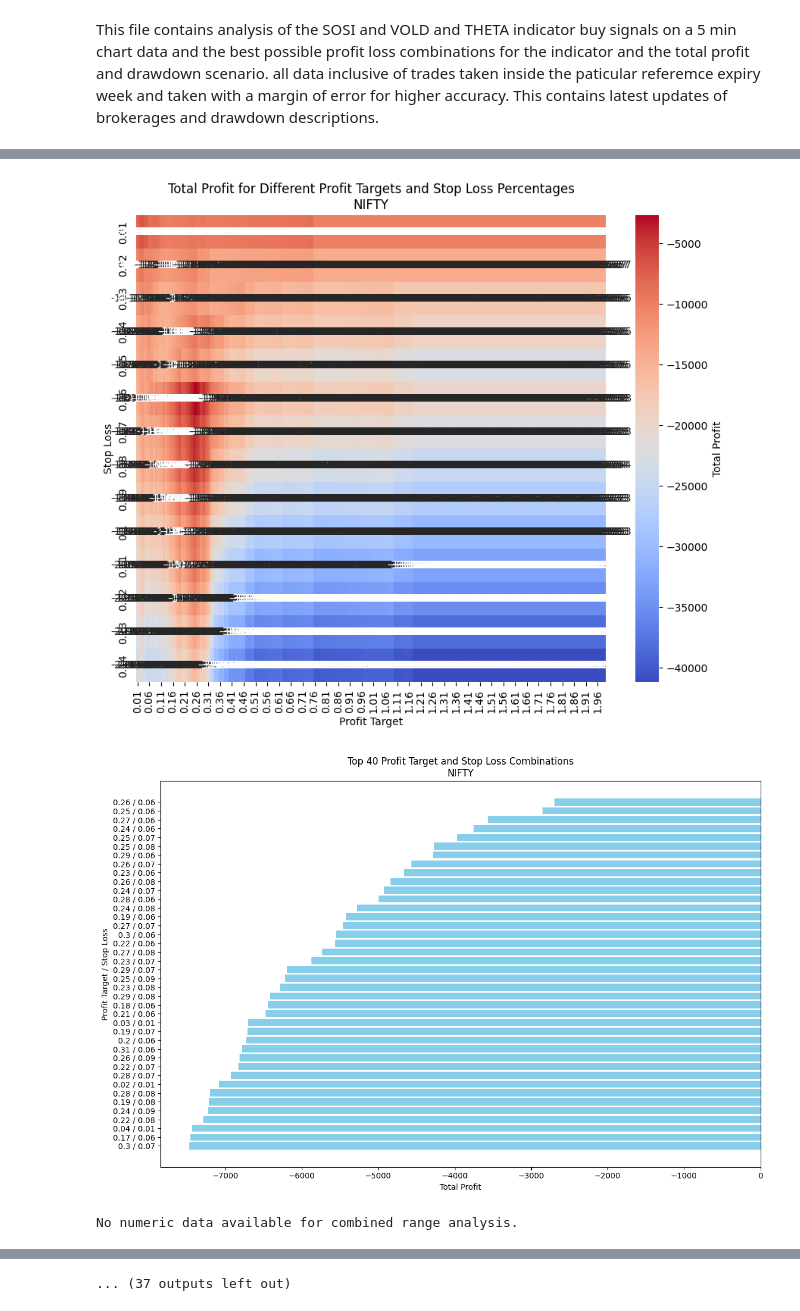
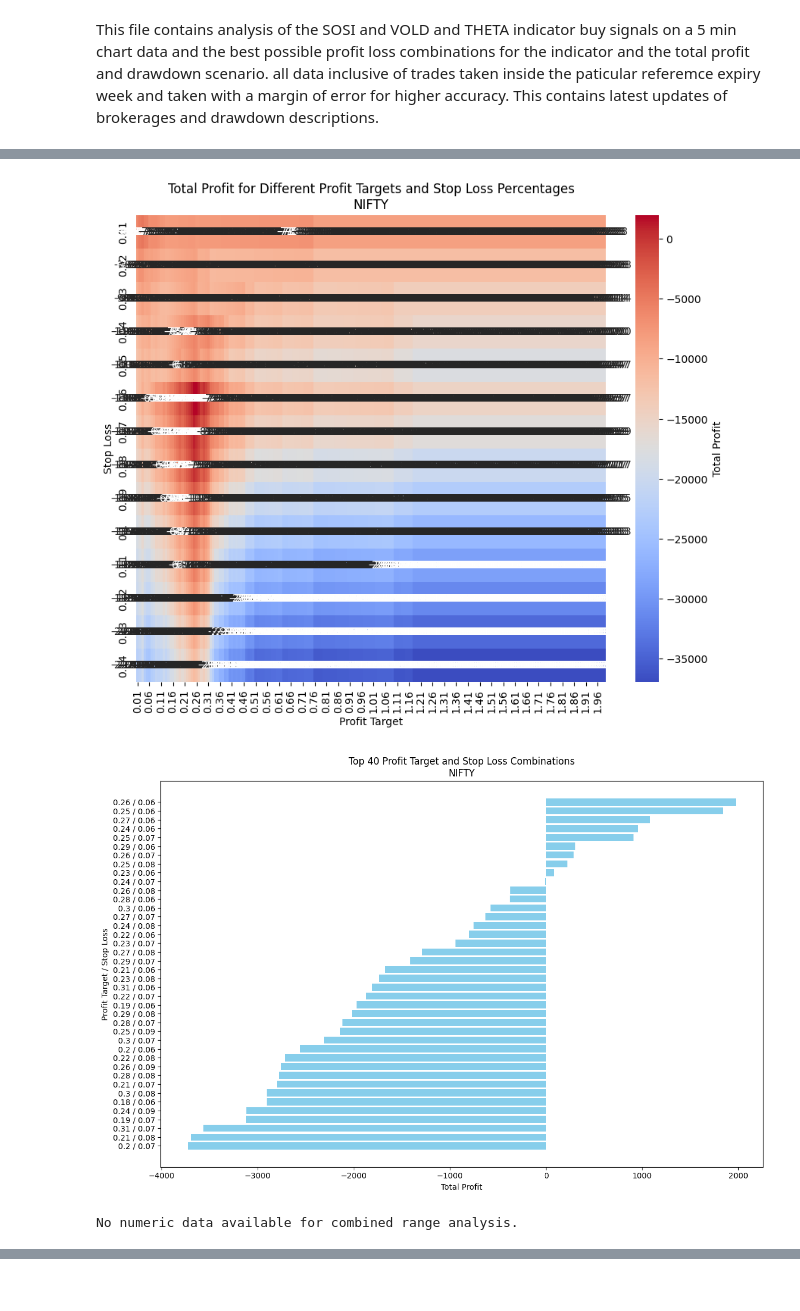
Before and after one commit to MinorLeopard/OptionChartAnalysis, a Jupyter notebook: AutomatedSOSIExpiryWeekAnalysis5min.ipynb, the cells around one changed output, grey strips where cells are left out. Saved outputs shown, nothing was run; the diff lists cells and outputs as text; code cells hidden in the pictures.

```diff
--- a/AutomatedSOSIExpiryWeekAnalysis5min.ipynb
+++ b/AutomatedSOSIExpiryWeekAnalysis5min.ipynb
@@ -3,6 +3,8 @@ This file contains analysis of the SOSI and VOLD and THETA indicator buy signals
 all data inclusive of trades taken inside the paticular referemce expiry week and taken with a margin of error for higher accuracy.
 This contains latest updates of brokerages and drawdown descriptions.
 # %%
+from datetime import timedelta
+from datetime import datetime
 import os
 import pandas as pd
 import matplotlib.pyplot as plt
@@ -28,14 +30,26 @@ def calculate_charges(entry_price, exit_price, quantity):
     return total_charges
 
 # Function to simulate day trades with error margin
-def simulate_day_trades(buy_signals, minute_data, symbol, profit_target=0.02, stop_loss=0.01, min_stop_loss=0.005, error_margin=0.01):
+def simulate_day_trades(buy_signals, minute_data, symbol, profit_target=0.02, stop_loss=0.01, min_stop_loss=0.005, error_margin=0.03):
     results = []
 
     for index, buy_signal in buy_signals.iterrows():
         entry_price = buy_signal['close'] * (1 + error_margin)  # Adjust entry price with error margin
         entry_time = buy_signal['time'] + 300  # Add 5 minutes to the buy signal time to get the entry time
+
+         # Convert entry_time from epoch to datetime
+        entry_datetime = pd.to_datetime(entry_time, unit='s')
+        entry_datetime_ist = entry_datetime + timedelta(hours=5, minutes=30)  # Convert to IST
+
+        # Check if the entry time is post 2:30 PM IST
+        if entry_datetime_ist.time() >= datetime.strptime('14:30:00', '%H:%M:%S').time():
+            continue  # Skip trades initiated after 2:30 PM IST
+
+
         profit_price = entry_price * (1 + profit_target)
         stop_price = entry_price * (1 - max(stop_loss, min_stop_loss))  # Ensure stop loss is at least min_stop_loss
+
+
 
         trade_result = {
             'signal_time': buy_signal['time'],
@@ -93,7 +107,15 @@ def simulate_day_trades(buy_signals, minute_data, symbol, profit_target=0.02, st
 
     results_df = pd.DataFrame(results)
 
+    if results_df.empty:
+        print("No trades were executed before 2:30 PM IST.")
+        return pd.DataFrame(columns=['signal_time', 'entry_time', 'entry_price', 'Target Profit', 'Stop Loss',
+                                     'Profit Price', 'Stop Price', 'exit_time', 'exit_price', 'charges',
+                                     'profit_before_charges', 'profit', 'exit_reason', 'SOSI',
+                                     'Normalized VOLD Ratio', 'Normalized Theta'])
+
     return results_df.dropna(subset=['entry_price'])
+
 
 # Function to analyze profit and stop loss percentages
 def analyze_profit_and_stop_loss(buy_signals, minute_data, profit_percentages, stop_loss_percentages, min_stop_loss=0.005, error_margin=0.01):
@@ -600,4 +622,4 @@ Processing NSE_NIFTY240704P24200, 5.csv in NIFTY...
 [figure]
-[figure, old version]
+[figure, new version]
-[figure, old version]
+[figure, new version]
 No numeric data available for combined range analysis.
@@ -625 +646,0 @@ No buy signals found for NSE_NIFTY240627C23750, 5.csv. Skipping...
-... (37 outputs left out)
```
Also changed, not shown: parts of 1 cell of this notebook, 2 other files.
